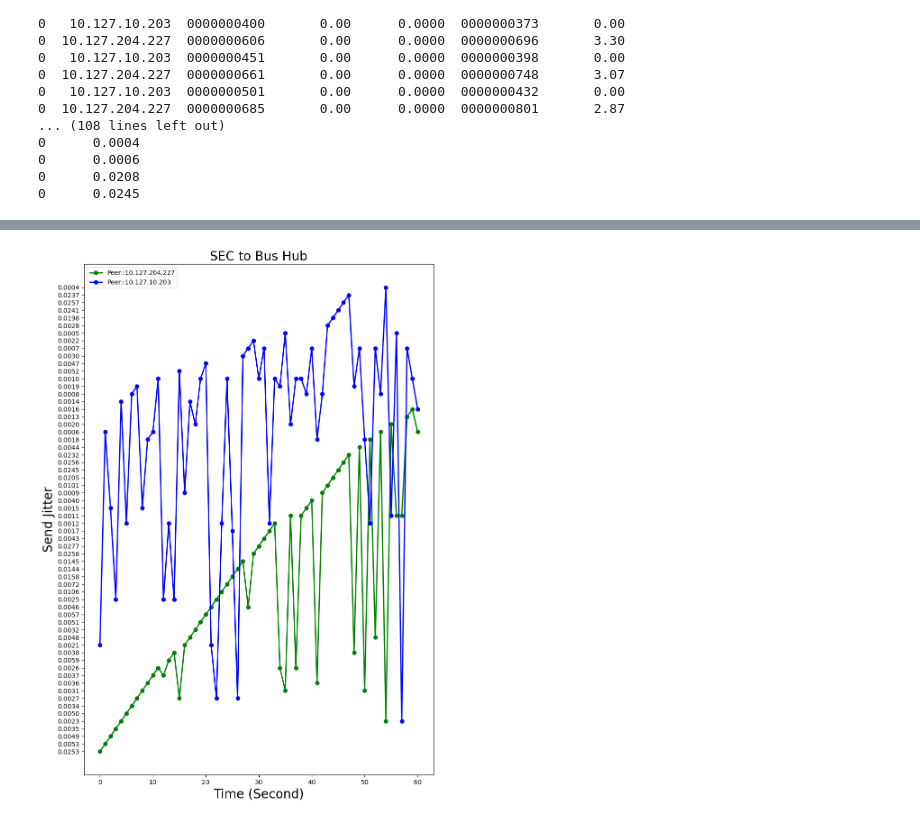
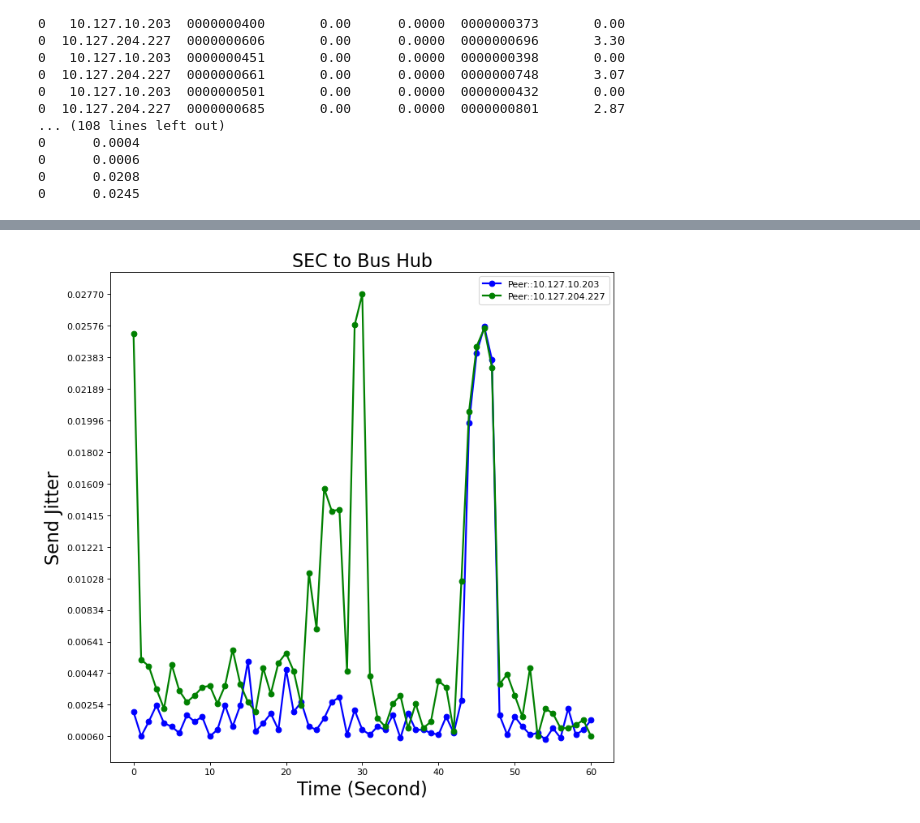
Before and after one commit to TrupeshKumarPatel/IoT_RaspberryPi, a Jupyter notebook: source_code/experiment_run_script/plot_result.ipynb, the cells around one changed output, grey strips where cells are left out. Cells and saved outputs as stored; diff of their text form; code cells hidden in the pictures.

```diff
--- a/source_code/experiment_run_script/plot_result.ipynb
+++ b/source_code/experiment_run_script/plot_result.ipynb
@@ -6,6 +6,8 @@ import numpy as np
 # %%
 log_file_path = "../../experiment_results/"
 log_list = os.listdir(log_file_path)
+log_list.remove('.DS_Store')
+log_list.remove('Images')
 print(log_list)
 # %% [output]
 ['diff_place_sec_to_bus_hub_2.log', 'diff_place_sec_to_bus_hub.log', 'in_lab.log', 'in_floor.log', 'diff_floor.log', 'diff_place_sec_to_fountain.log']
@@ -251,12 +260,19 @@ plt.show()
 # %%
-plt.figure(figsize=(10, 15), dpi=100)
+plt.figure(figsize=(10, 10), dpi=80)
 plt.title("SEC to Bus Hub", fontsize = 20)
-plt.plot(np.arange(61), df_bus_hub[0: :2]['Send:Jitter'], 'go-', linewidth = '2', label='Peer::10.127.204.227')
-plt.plot(np.arange(61), df_bus_hub[1: :2]['Send:Jitter'], 'bo-', linewidth = '2', label='Peer::10.127.10.203')
+
+plt.plot(np.arange(61), df_bus_hub[1: :2]['Send:Jitter'].astype(float).values.tolist(),
+         'bo-', linewidth = '2', label='Peer::10.127.10.203')
+plt.plot(np.arange(61), df_bus_hub[0: :2]['Send:Jitter'].astype(float).values.tolist(),
+         'go-', linewidth = '2', label='Peer::10.127.204.227')
 plt.xlabel("Time (Second)", fontsize = 20)
 plt.ylabel("Send Jitter", fontsize = 20)
+
+plt.yticks(np.linspace(min(df_bus_hub[0: :2]['Send:Jitter'].astype(float).values.tolist()),
+                       max(df_bus_hub[0: :2]['Send:Jitter'].astype(float).values.tolist()), 15))
+
 plt.legend()
 plt.show()
 # %% [output]
-[figure, old version]
+[figure, new version]
 # %%
```
Also changed, not shown: parts of 5 cells of this notebook.
